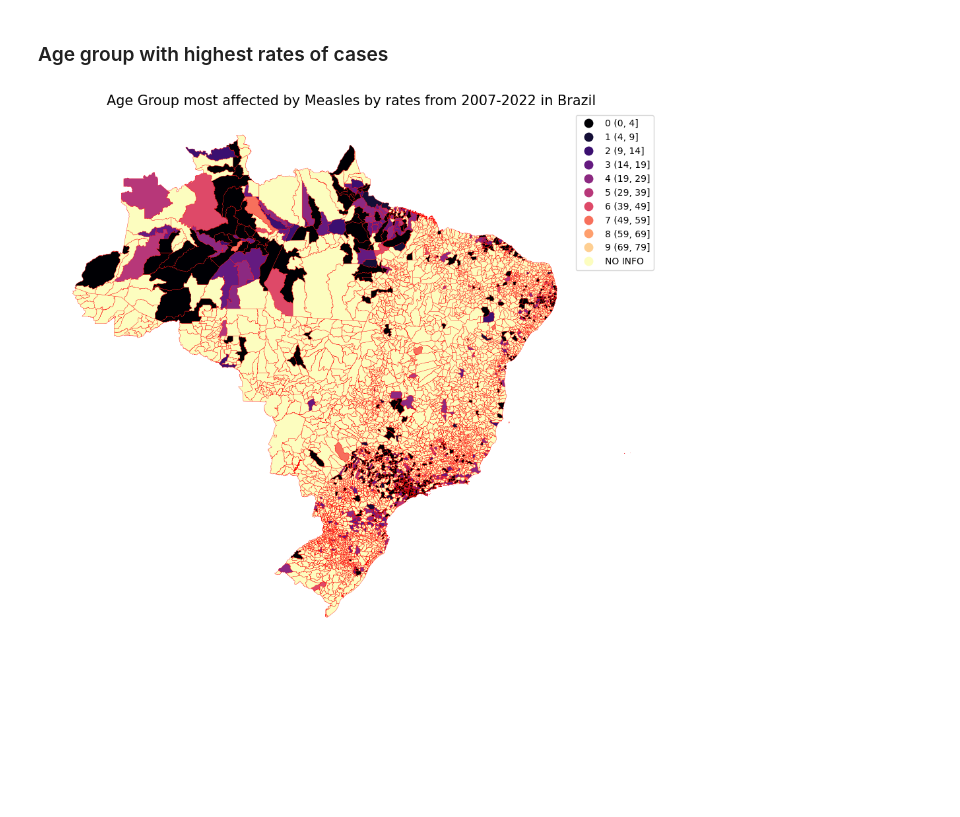
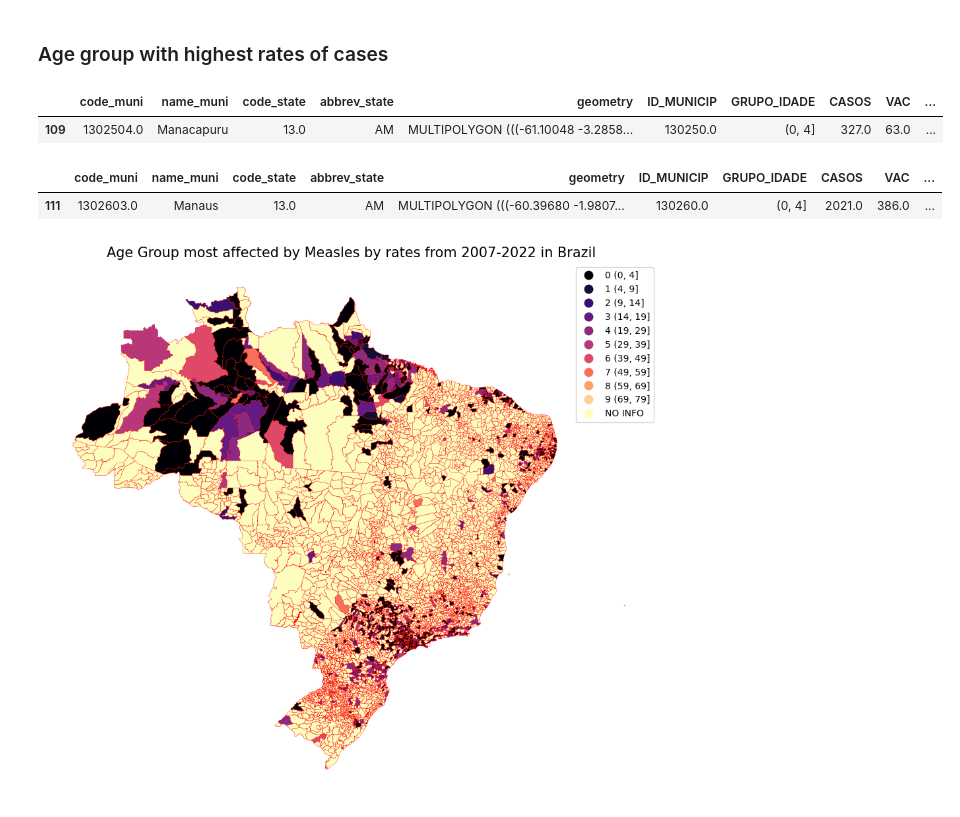
Before and after one commit to denisecammarota/measles-BR, a Jupyter notebook: Notebooks/Corrected_Age_Maps.ipynb, the cells around one changed output. Saved outputs shown, nothing was run; the diff lists cells and outputs as text; code cells hidden in the pictures; blank space fills up the shorter version.

Commit message:
finished analysis of manaus and manacapuru

```diff
--- a/Notebooks/Corrected_Age_Maps.ipynb
+++ b/Notebooks/Corrected_Age_Maps.ipynb
@@ -96,6 +96,19 @@ map_br = map_br.merge(df_new, how = 'left', left_on = 'code_muni', right_on = 'm
 map_br = map_br.fillna('NO INFO')
 # %%
 map_br['GRUPO_IDADE_2'] = map_br['GRUPO_IDADE'].replace(dict_cd)
+# %%
+manaus_data = map_br[map_br['code_muni'] == 1302504]
+manacapuru_data = map_br[map_br['code_muni'] == 1302603]
+# %%
+manaus_data
+# %% [output]
+|  | code_muni | name_muni | code_state | abbrev_state | geometry | ID_MUNICIP | GRUPO_IDADE | CASOS | VAC | ... |
+| 109 | 1302504.0 | Manacapuru | 13.0 | AM | MULTIPOLYGON (((-61.10048 -3.2858... | 130250.0 | (0, 4] | 327.0 | 63.0 | ... |
+# %%
+manacapuru_data
+# %% [output]
+|  | code_muni | name_muni | code_state | abbrev_state | geometry | ID_MUNICIP | GRUPO_IDADE | CASOS | VAC | ... |
+| 111 | 1302603.0 | Manaus | 13.0 | AM | MULTIPOLYGON (((-60.39680 -1.9807... | 130260.0 | (0, 4] | 2021.0 | 386.0 | ... |
 # %%
 fig, axs = plt.subplots(figsize = (12,12))
 map_br.plot(
```
